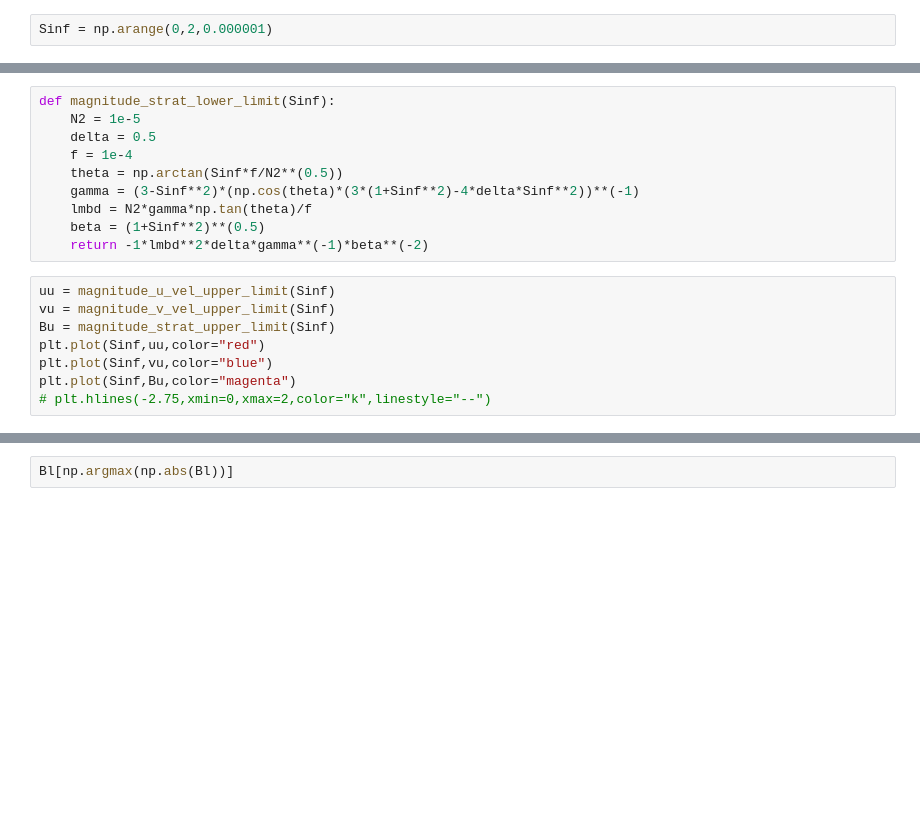
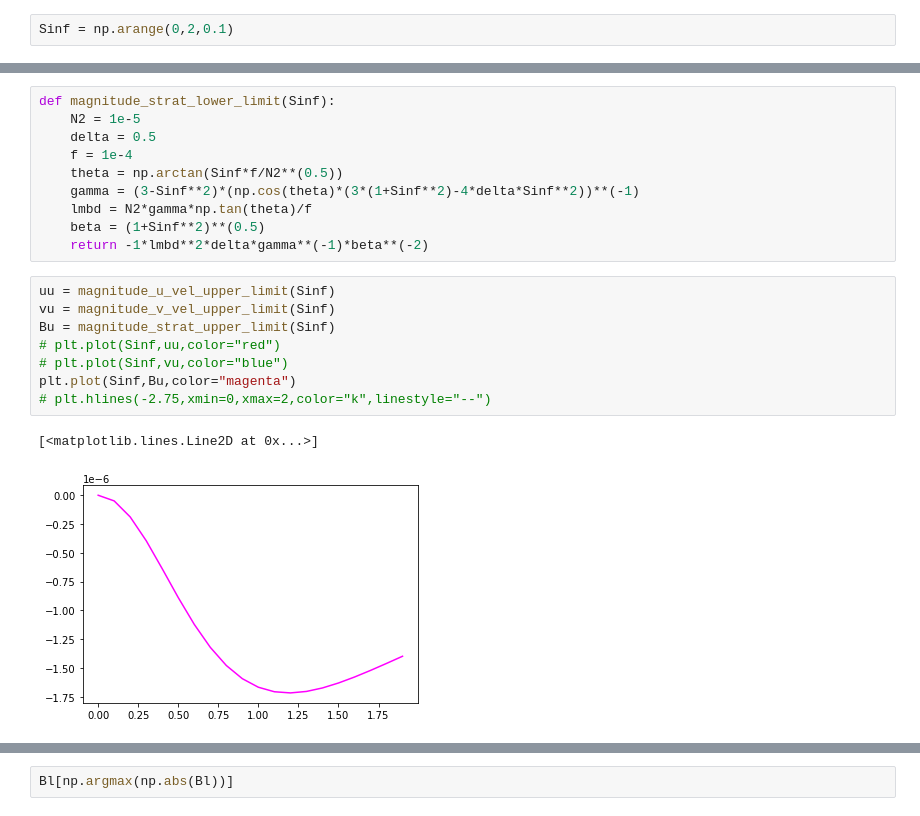
Before and after one commit to loganpknudsen/BottomBoundaryLayer, a Jupyter notebook: magnitude_plot.ipynb, the cells around one changed output, grey strips where cells are left out. Cells and saved outputs as stored; diff of their text form; blank space fills up the shorter version.

```diff
--- a/magnitude_plot.ipynb
+++ b/magnitude_plot.ipynb
@@ -2,7 +2,7 @@
 import numpy as np
 import matplotlib.pyplot as plt
 # %%
-Sinf = np.arange(0,2,0.000001)
+Sinf = np.arange(0,2,0.1)
 # %%
 def magnitude_u_vel_upper_limit(Sinf):
     N2 = 1e-5
@@ -66,11 +66,14 @@ def magnitude_strat_lower_limit(Sinf):
 # %%
 uu = magnitude_u_vel_upper_limit(Sinf)
 vu = magnitude_v_vel_upper_limit(Sinf)
 Bu = magnitude_strat_upper_limit(Sinf)
-plt.plot(Sinf,uu,color="red")
-plt.plot(Sinf,vu,color="blue")
+# plt.plot(Sinf,uu,color="red")
+# plt.plot(Sinf,vu,color="blue")
 plt.plot(Sinf,Bu,color="magenta")
 # plt.hlines(-2.75,xmin=0,xmax=2,color="k",linestyle="--")
+# %% [output]
+[<matplotlib.lines.Line2D at 0x...>]
+[figure, added]
 # %%
 ul = magnitude_u_vel_lower_limit(Sinf)
 vl = magnitude_v_vel_lower_limit(Sinf)
```
Also changed, not shown: parts of 3 cells of this notebook, 6 other files.
